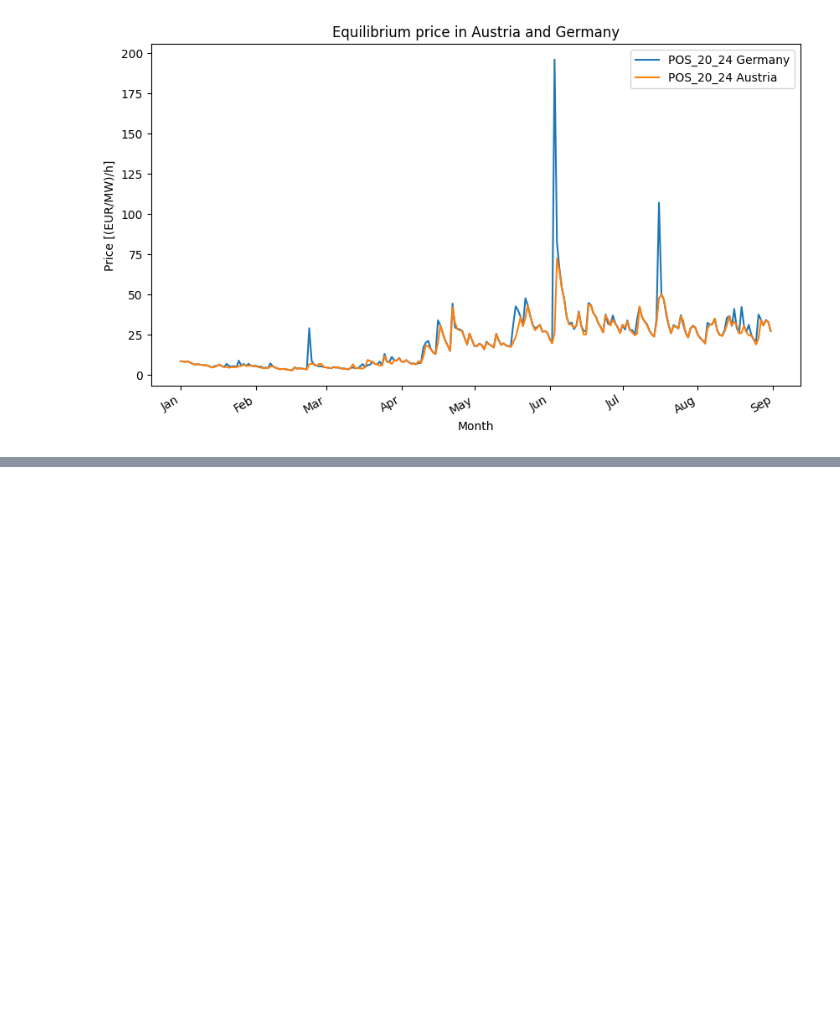
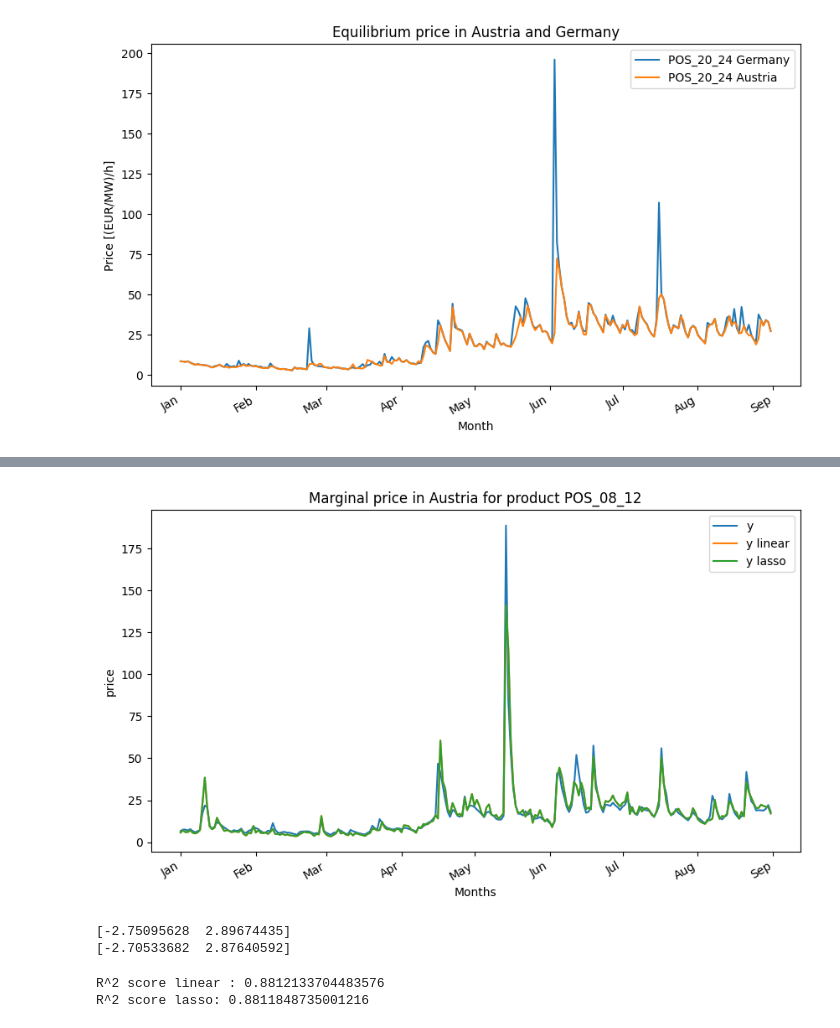
Before and after one commit to vdorseuil/ML_forecast, a Jupyter notebook: main.ipynb, the cells around one changed output, grey strips where cells are left out. Cells and saved outputs as stored; diff of their text form; code cells hidden in the pictures; blank space fills up the shorter version.

```diff
--- a/main.ipynb
+++ b/main.ipynb
@@ -202,0 +340,31 @@ df_price_germany
+# %%
+plt.figure(figsize=(10, 6))
+plt.plot(df_price_austria["DATE_FROM"], y, label='y')
+plt.plot(df_price_austria["DATE_FROM"], y_pred_lin, label='y linear')
+plt.plot(df_price_austria["DATE_FROM"], y_pred_lasso, label='y lasso')
+
+plt.gca().xaxis.set_major_formatter(mdates.DateFormatter('%b'))  # '%b' for abbreviated month names
+plt.gca().xaxis.set_major_locator(mdates.MonthLocator())
+plt.gcf().autofmt_xdate()
+
+plt.xlabel('Months')
+plt.ylabel('price')
+plt.title(f'Marginal price in Austria for product {result}')
+plt.legend()
+plt.show()
+# %% [output]
+[figure, added]
+# %%
+print(model_lin.coef_[0])
+print(model_lasso.coef_)
+# %% [output]
+[-2.75095628  2.89674435]
+[-2.70533682  2.87640592]
+# %%
+r2_score = model_lin.score(X, y)
+print(f"R^2 score linear : {r2_score}")
+r2_score = model_lasso.score(X, y)
+print(f"R^2 score lasso: {r2_score}")
+# %% [output]
+R^2 score linear : 0.8812133704483576
+R^2 score lasso: 0.8811848735001216
```
Also changed, not shown: parts of 21 cells of this notebook, 1 other file.
